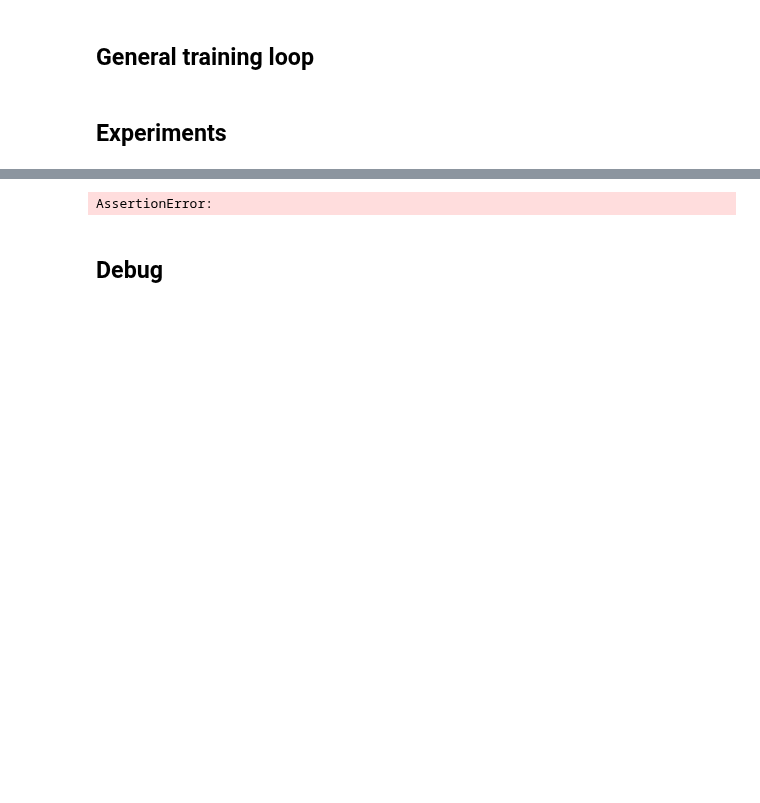
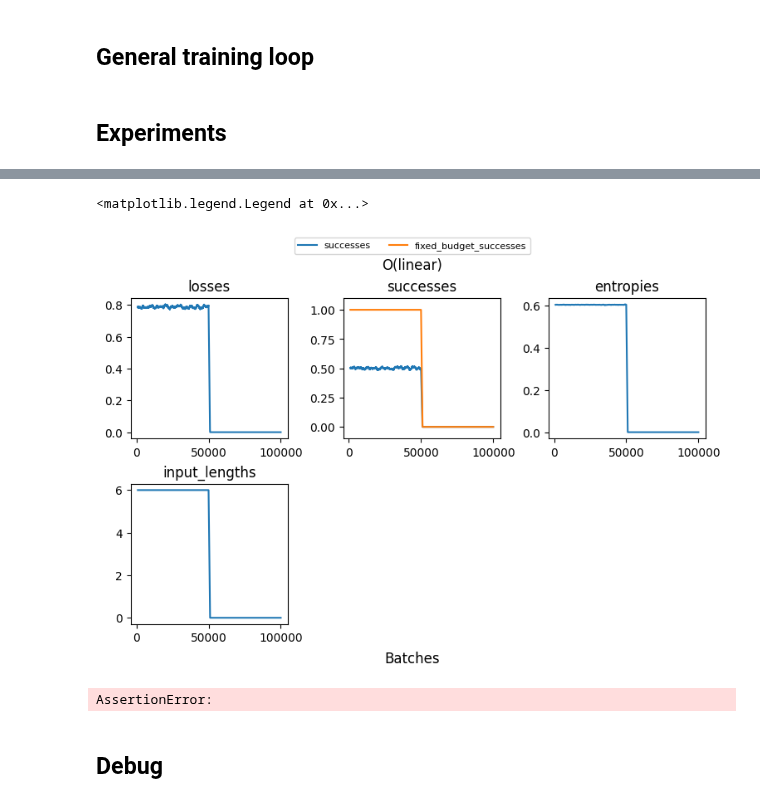
Before and after one commit to chanb/scaling_jax, a Jupyter notebook: src/evaluations/test_latent_thoughts_2.ipynb, the cells around one changed output, grey strips where cells are left out. Saved outputs shown, nothing was run; the diff lists cells and outputs as text; code cells hidden in the pictures; blank space fills up the shorter version.

```diff
--- a/src/evaluations/test_latent_thoughts_2.ipynb
+++ b/src/evaluations/test_latent_thoughts_2.ipynb
@@ -1173,3 +1385,83 @@ dill.dump(
+# %%
+smooth_window = 100
+smoothed_iter, smoothed_res = smooth_lists(
+    np.arange(len(eval_logs.losses)) * log_interval,
+    {
+        "losses": eval_logs.losses,
+        "successes": eval_logs.successes,
+        "entropies": eval_logs.entropies,
+        "random_successes": eval_logs.random_successes,
+        "fixed_successes": eval_logs.fixed_successes,
+        "accepts": eval_logs.accepts,
+        "input_lengths": eval_logs.input_lengths,
+    },
+    smooth_window,
+)
+# %%
+keys = [
+    "losses",
+    "successes",
+    "entropies",
+    "input_lengths",
+]
+
+num_cols = 3
+num_rows = math.ceil(len(keys) / num_cols)
+
+fig, axes = plt.subplots(
+    num_rows,
+    num_cols,
+    layout="constrained",
+    figsize=(2.5 * num_cols, 2.5 * num_rows),
+)
+
+axes = axes.flatten()
+for ax_i, key in enumerate(keys):
+    ax = axes[ax_i]
+
+    value = smoothed_res[key]
+    if key == "successes":
+        ax.plot(smoothed_iter, value, label=key)
+        # ax.plot(
+        #     smoothed_iter,
+        #     smoothed_res["random_successes"],
+        #     label="random_successes",
+        # )
+        ax.plot(
+            smoothed_iter,
+            smoothed_res["fixed_successes"],
+            label="fixed_budget_successes",
+        )
+        # ax.plot(
+        #     smoothed_iter,
+        #     smoothed_res["accepts"],
+        #     label="accepts",
+        # )
+    else:
+        ax.plot(smoothed_iter, value)
+    ax.set_title(key)
+
+    if key == "successes":
+        ax.set_ylim(-0.1, 1.1)
+
+for i in range(len(keys), len(axes)):
+    fig.delaxes(axes[i])
+
+fig.suptitle("O({})".format(
+    complexity if complexity != "constant" else read_budget
+))
+fig.supxlabel("Batches")
+fig.legend(
+    bbox_to_anchor=(0.0, 1.0, 1.0, 0.0),
+    loc="lower center",
+    ncols=4,
+    borderaxespad=0.0,
+    frameon=True,
+    fontsize="8",
+)
+# %% [output]
+<matplotlib.legend.Legend at 0x...>
+[figure, added]
 # %%
 assert 0
 # %% [output]
```
Also changed, not shown: parts of 24 cells of this notebook.
